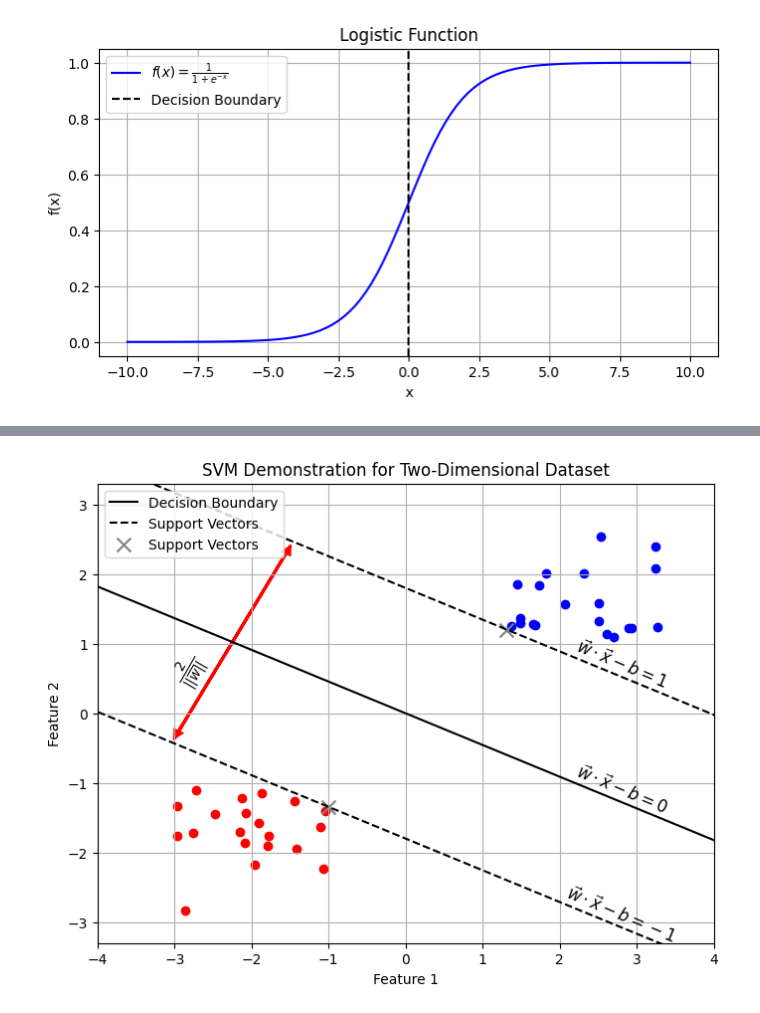
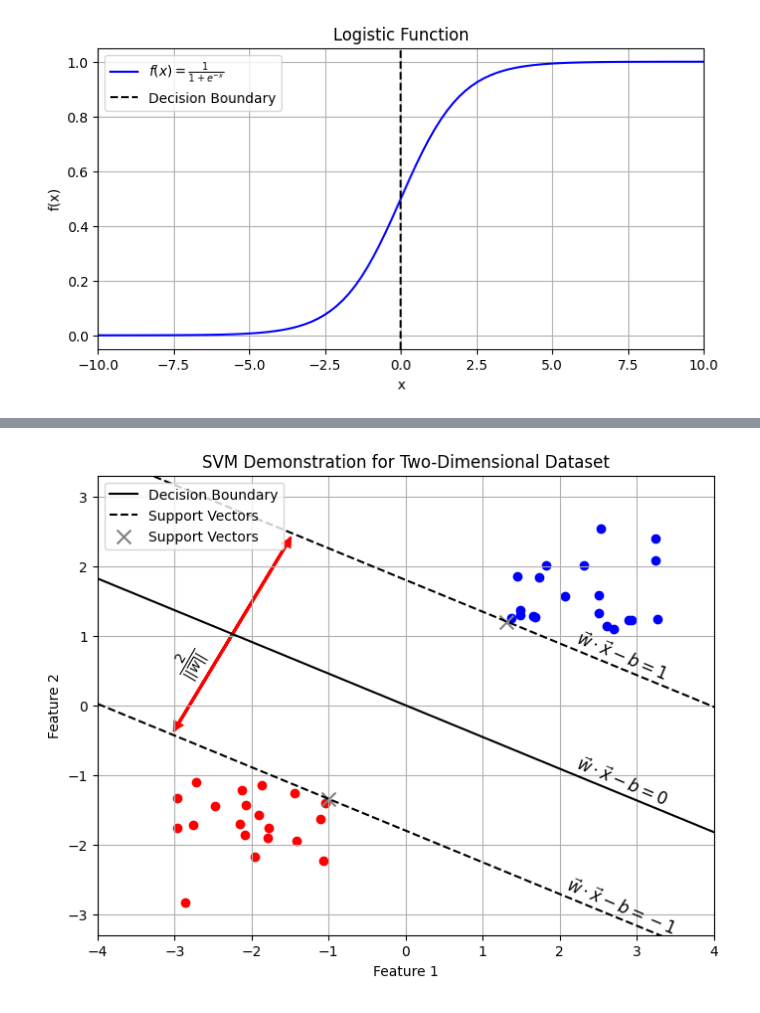
Before and after one commit to krllstdn/BachelorProject, a Jupyter notebook: Code/ml_figures.ipynb, the cells around one changed output, grey strips where cells are left out. Saved outputs shown, nothing was run; the diff lists cells and outputs as text; code cells hidden in the pictures.

```diff
--- a/Code/ml_figures.ipynb
+++ b/Code/ml_figures.ipynb
@@ -1,25 +1,28 @@
 # %%
 import numpy as np
 import matplotlib.pyplot as plt
 
 def logistic_function(x):
     return 1 / (1 + np.exp(-x))
 
 x = np.linspace(-10, 10, 100)
 y = logistic_function(x)
 
 plt.figure(figsize=(8, 4))
 plt.plot(x, y, color='blue', label=r'$f(x) = \frac{1}{1 + e^{-x}}$')
 plt.xlabel('x')
 plt.ylabel('f(x)')
 
 plt.axvline(0, linestyle='--', color='k', label='Decision Boundary')
 plt.legend()
 plt.grid(True)
 plt.title('Logistic Function')
+plt.xlim(-10, 10)
+path = "../Thesis/Images/"
+plt.savefig(path + "logistic_regression.pdf", bbox_inches="tight")
 plt.show()
 # %% [output]
-[figure, old version]
+[figure, new version]
 # %%
 import matplotlib.pyplot as plt
 import numpy as np
```
Also changed, not shown: parts of 6 cells of this notebook, 27 other files.
